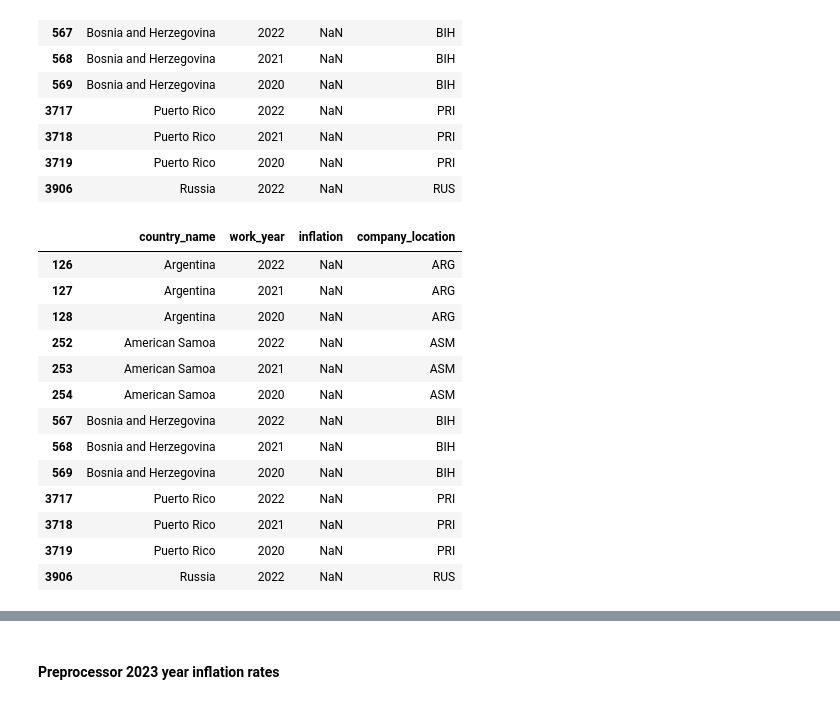
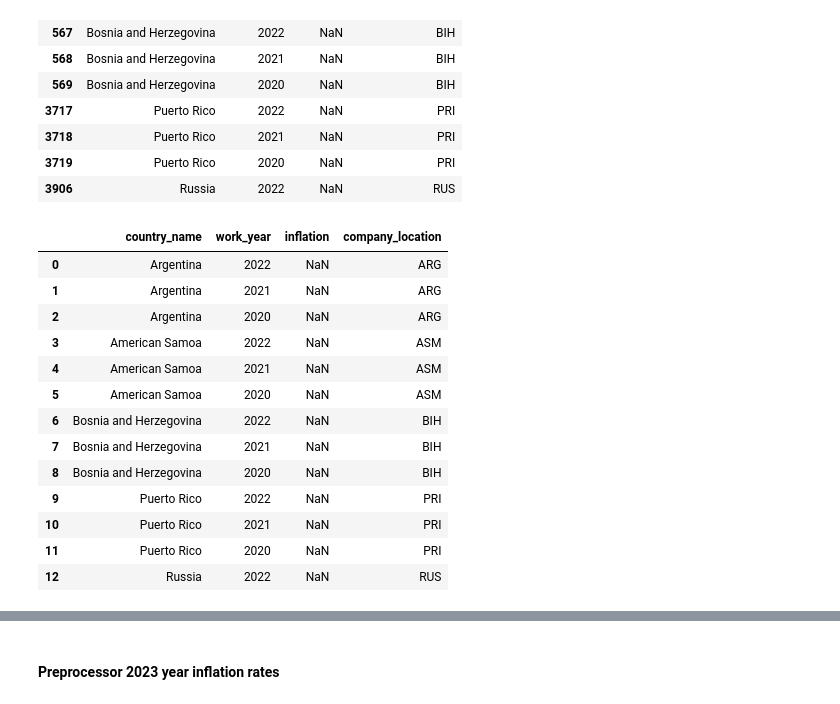
Before and after one commit to rvegrc/ds_salary, a Jupyter notebook: ds_salary.ipynb, the cells around one changed output, grey strips where cells are left out. Cells and saved outputs as stored; diff of their text form; code cells hidden in the pictures.

Commit message:
Update ds_salary.ipynb
create  df with nums of inflation for empty countries

```diff
--- a/ds_salary.ipynb
+++ b/ds_salary.ipynb
@@ -517,20 +517,21 @@ inf_rates[inf_rates['inflation'].isna()]
 | 3719 | Puerto Rico | 2020 | NaN | PRI |
 | 3906 | Russia | 2022 | NaN | RUS |
 # %%
-inf_nan = pd.DataFrame(inf_rates[inf_rates['inflation'].isna()])
+# Filter out rows with missing inflation rates
+inf_nan = pd.DataFrame(inf_rates[inf_rates['inflation'].isna()]).reset_index(drop=True)
 inf_nan
 # %% [output]
 |  | country_name | work_year | inflation | company_location |
-| 126 | Argentina | 2022 | NaN | ARG |
-| 127 | Argentina | 2021 | NaN | ARG |
-| 128 | Argentina | 2020 | NaN | ARG |
-| 252 | American Samoa | 2022 | NaN | ASM |
-| 253 | American Samoa | 2021 | NaN | ASM |
-| 254 | American Samoa | 2020 | NaN | ASM |
-| 567 | Bosnia and Herzegovina | 2022 | NaN | BIH |
-| 568 | Bosnia and Herzegovina | 2021 | NaN | BIH |
-| 569 | Bosnia and Herzegovina | 2020 | NaN | BIH |
-| 3717 | Puerto Rico | 2022 | NaN | PRI |
-| 3718 | Puerto Rico | 2021 | NaN | PRI |
-| 3719 | Puerto Rico | 2020 | NaN | PRI |
-| 3906 | Russia | 2022 | NaN | RUS |
+| 0 | Argentina | 2022 | NaN | ARG |
+| 1 | Argentina | 2021 | NaN | ARG |
+| 2 | Argentina | 2020 | NaN | ARG |
+| 3 | American Samoa | 2022 | NaN | ASM |
+| 4 | American Samoa | 2021 | NaN | ASM |
+| 5 | American Samoa | 2020 | NaN | ASM |
+| 6 | Bosnia and Herzegovina | 2022 | NaN | BIH |
+| 7 | Bosnia and Herzegovina | 2021 | NaN | BIH |
+| 8 | Bosnia and Herzegovina | 2020 | NaN | BIH |
+| 9 | Puerto Rico | 2022 | NaN | PRI |
+| 10 | Puerto Rico | 2021 | NaN | PRI |
+| 11 | Puerto Rico | 2020 | NaN | PRI |
+| 12 | Russia | 2022 | NaN | RUS |
```
Also changed, not shown: parts of 1 cell of this notebook.
